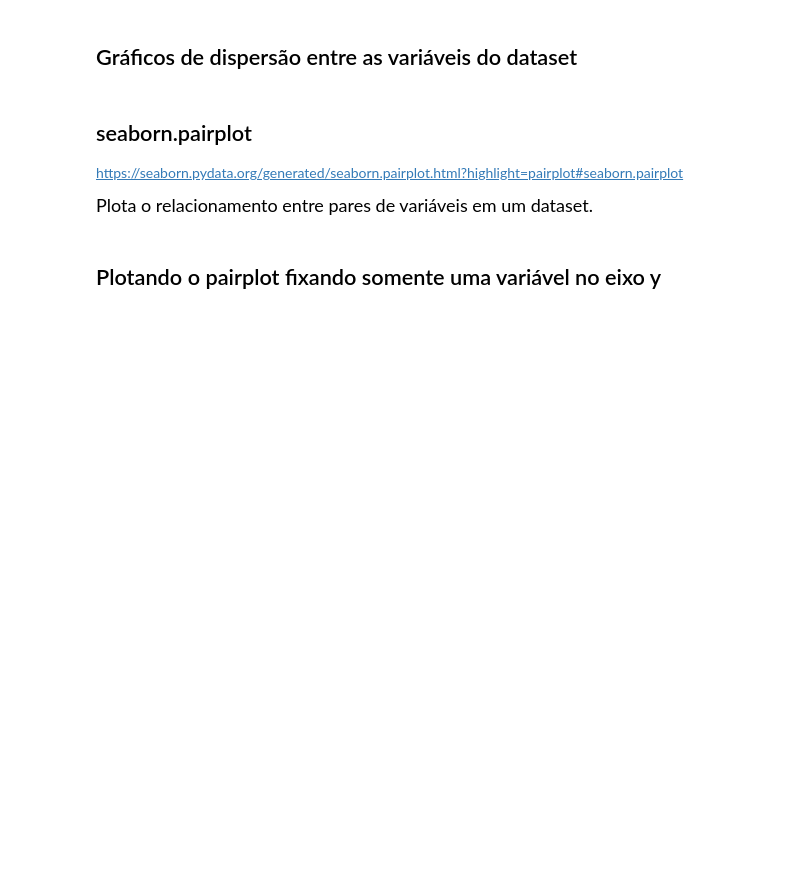
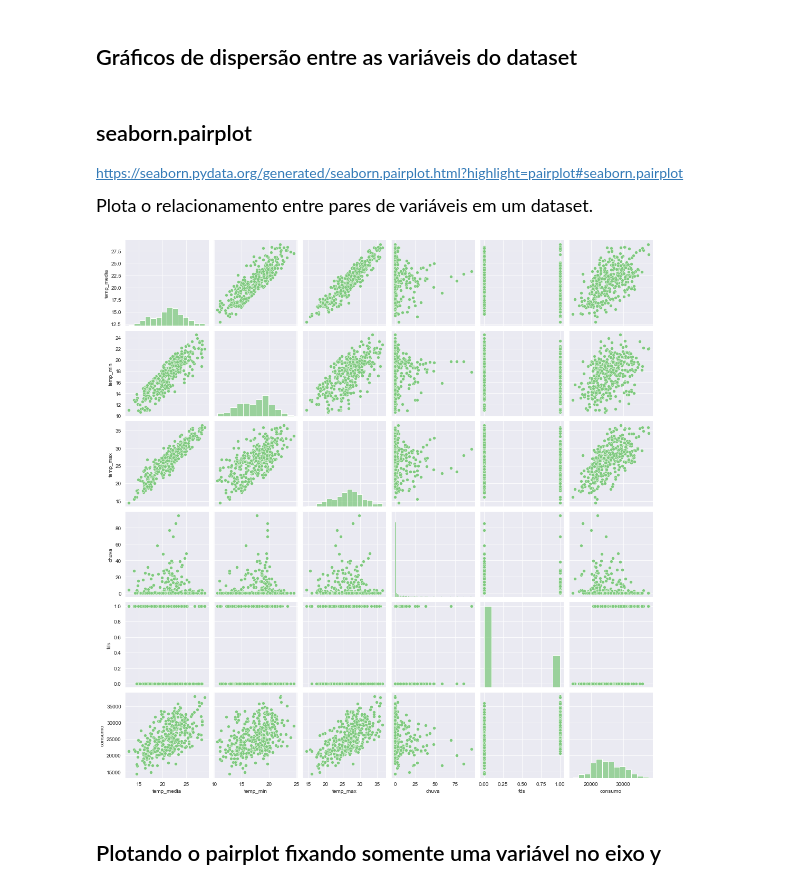
Before and after one commit to cglima/regressao-linear-testando-relacoes-prevendo-resultados, a Jupyter notebook: notebook/Regressão Linear.ipynb, the cells around one changed output. Drawn from its saved outputs; the diff is of its cells as text; code cells hidden in the pictures; blank space fills up the shorter version.

```diff
--- a/notebook/Regressão Linear.ipynb
+++ b/notebook/Regressão Linear.ipynb
@@ -218,5 +223,9 @@ KeyError: 'consum'
 https://seaborn.pydata.org/generated/seaborn.pairplot.html?highlight=pairplot#seaborn.pairplot
 
 <p style='font-size: 18px; line-height: 2; margin: 10px 50px; text-align: justify;'>Plota o relacionamento entre pares de variáveis em um dataset.</p>
+# %%
+ax = sns.pairplot(dados)
+# %% [output]
+[figure, added]
 # %% [markdown]
 ## Plotando o pairplot fixando somente uma variável no eixo y
```
Also changed, not shown: parts of 12 cells of this notebook.
